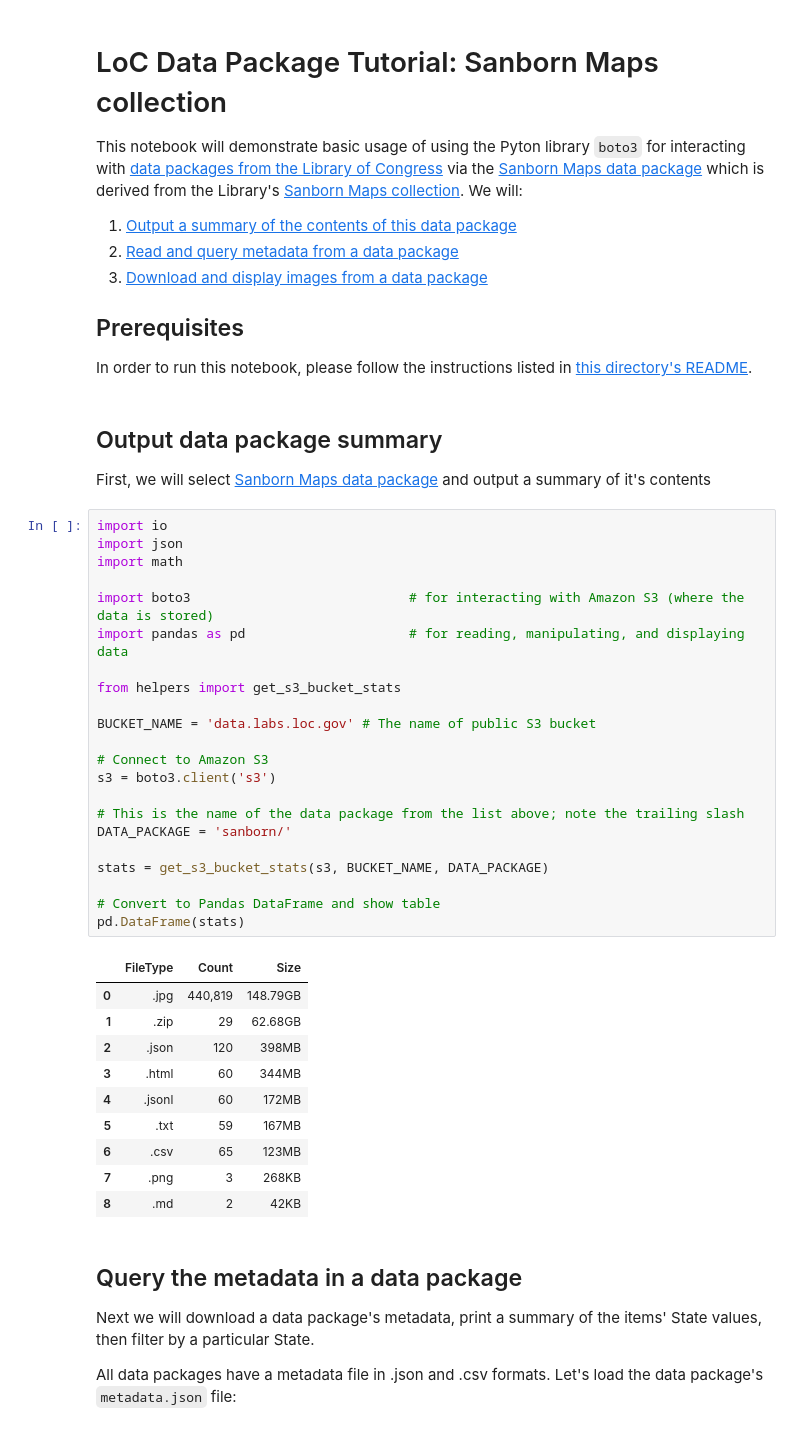
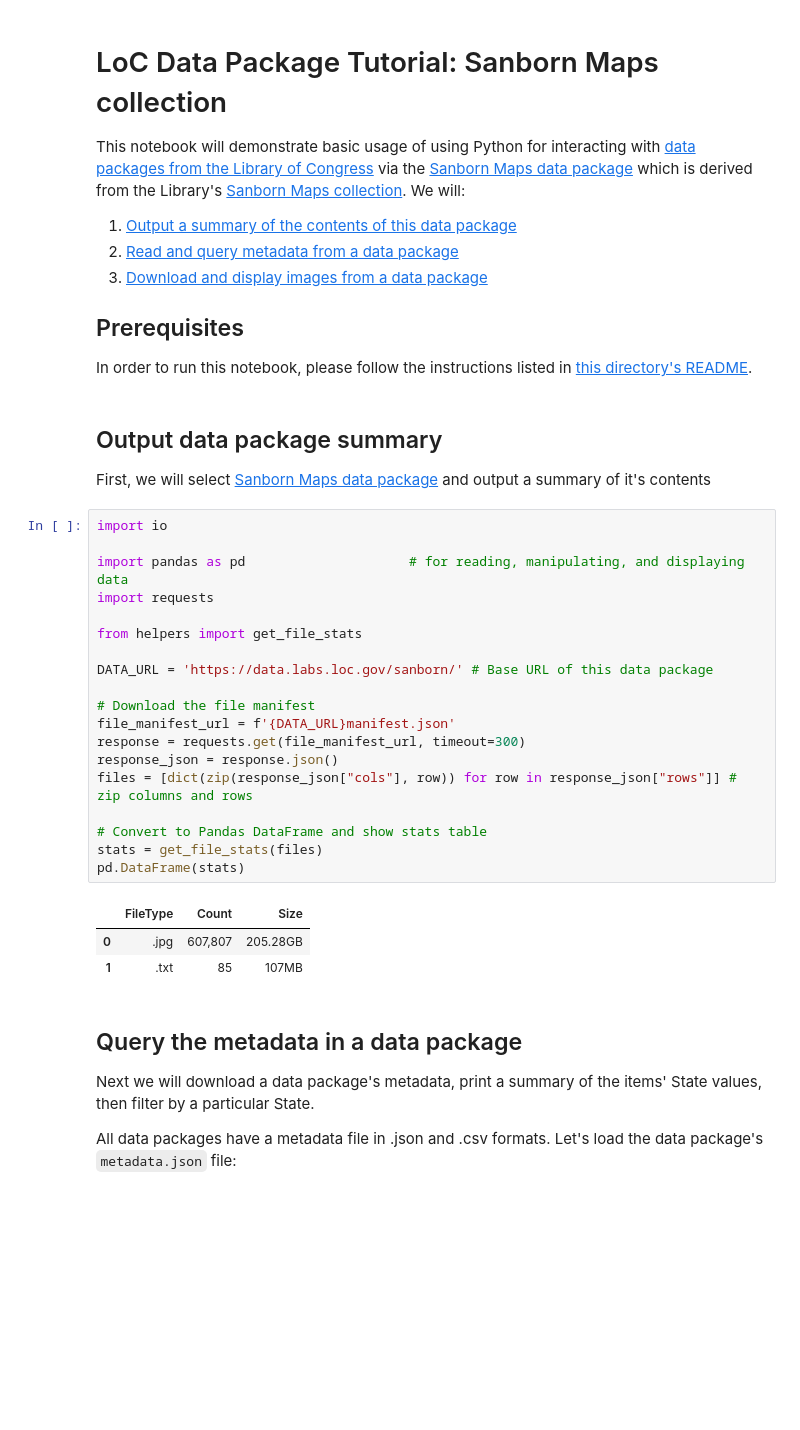
Before and after one commit to LibraryOfCongress/data-exploration, a Jupyter notebook: Data Packages/sanborn.ipynb, the cells around one changed output. Saved outputs shown, nothing was run; the diff lists cells and outputs as text; blank space fills up the shorter version.

Commit message:
Refactor data package scripts to use https:// links instead of AWS

```diff
--- a/Data Packages/sanborn.ipynb
+++ b/Data Packages/sanborn.ipynb
@@ -1,7 +1,7 @@
 # %% [markdown]
 # LoC Data Package Tutorial: Sanborn Maps collection
 
-This notebook will demonstrate basic usage of using the Pyton library `boto3` for interacting with [data packages from the Library of Congress](https://labs.loc.gov/data/) via the [Sanborn Maps data package](https://labs.loc.gov/data/explore/sanborn/) which is derived from the Library's [Sanborn Maps collection](https://www.loc.gov/collections/sanborn-maps/about-this-collection/). We will:
+This notebook will demonstrate basic usage of using Python for interacting with [data packages from the Library of Congress](https://data.labs.loc.gov/packages/) via the [Sanborn Maps data package](https://data.labs.loc.gov/sanborn/) which is derived from the Library's [Sanborn Maps collection](https://www.loc.gov/collections/sanborn-maps/about-this-collection/). We will:
 
 1. [Output a summary of the contents of this data package](#Output-data-package-summary)
 2. [Read and query metadata from a data package](#Query-the-metadata-in-a-data-package)
@@ -13,40 +13,30 @@ In order to run this notebook, please follow the instructions listed in [this di
 # %% [markdown]
 ## Output data package summary
 
-First, we will select [Sanborn Maps data package](https://labs.loc.gov/data/explore/sanborn/) and output a summary of it's contents
+First, we will select [Sanborn Maps data package](https://data.labs.loc.gov/sanborn/) and output a summary of it's contents
-# %%
-import io
-import json
-import math
-
-import boto3                            # for interacting with Amazon S3 (where the data is stored)
-import pandas as pd                     # for reading, manipulating, and displaying data
-
-from helpers import get_s3_bucket_stats
-
-BUCKET_NAME = 'data.labs.loc.gov' # The name of public S3 bucket
-
-# Connect to Amazon S3
-s3 = boto3.client('s3')
-
-# This is the name of the data package from the list above; note the trailing slash
-DATA_PACKAGE = 'sanborn/'
-
-stats = get_s3_bucket_stats(s3, BUCKET_NAME, DATA_PACKAGE)
-
-# Convert to Pandas DataFrame and show table
-pd.DataFrame(stats)
-# %% [output]
-|  | FileType | Count | Size |
-| 0 | .jpg | 440,819 | 148.79GB |
-| 1 | .zip | 29 | 62.68GB |
-| 2 | .json | 120 | 398MB |
-| 3 | .html | 60 | 344MB |
-| 4 | .jsonl | 60 | 172MB |
-| 5 | .txt | 59 | 167MB |
-| 6 | .csv | 65 | 123MB |
-| 7 | .png | 3 | 268KB |
-| 8 | .md | 2 | 42KB |
+# %%
+import io
+
+import pandas as pd                     # for reading, manipulating, and displaying data
+import requests
+
+from helpers import get_file_stats
+
+DATA_URL = 'https://data.labs.loc.gov/sanborn/' # Base URL of this data package
+
+# Download the file manifest
+file_manifest_url = f'{DATA_URL}manifest.json'
+response = requests.get(file_manifest_url, timeout=300)
+response_json = response.json()
+files = [dict(zip(response_json["cols"], row)) for row in response_json["rows"]] # zip columns and rows
+
+# Convert to Pandas DataFrame and show stats table
+stats = get_file_stats(files)
+pd.DataFrame(stats)
+# %% [output]
+|  | FileType | Count | Size |
+| 0 | .jpg | 607,807 | 205.28GB |
+| 1 | .txt | 85 | 107MB |
 # %% [markdown]
 ## Query the metadata in a data package
 
```
Also changed, not shown: parts of 9 cells of this notebook, 9 other files.
